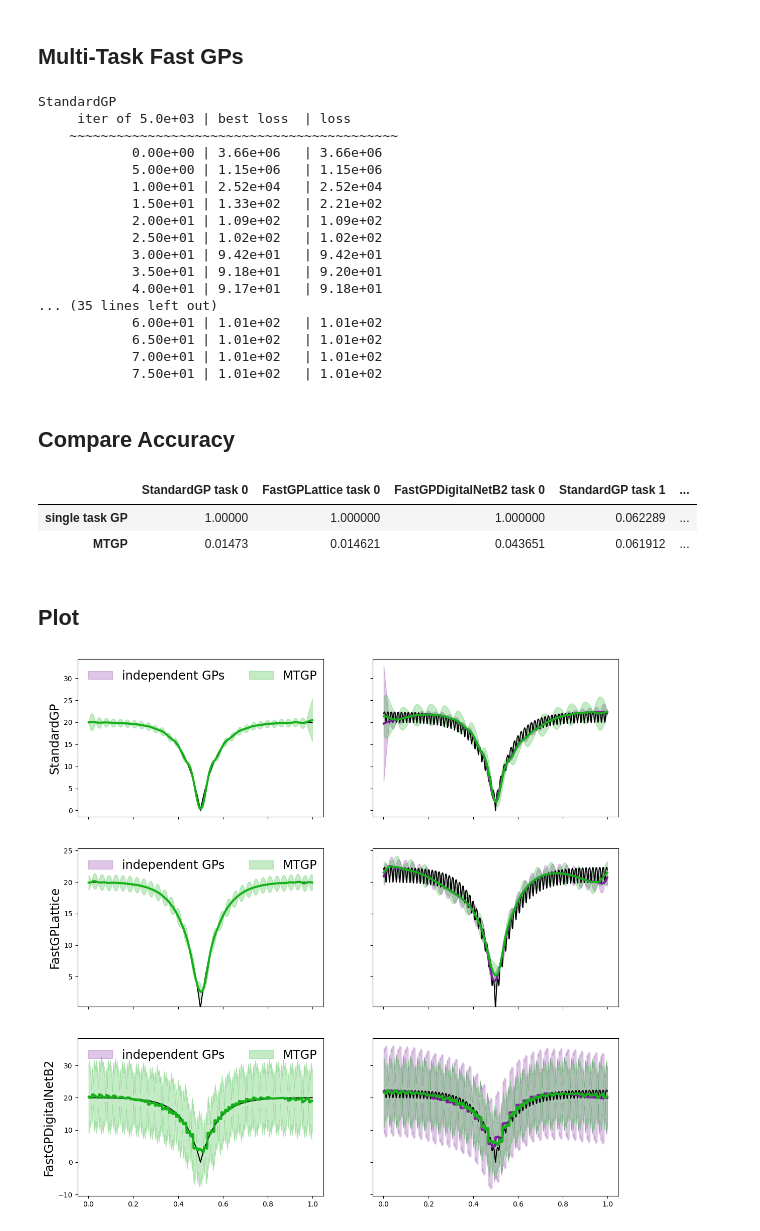
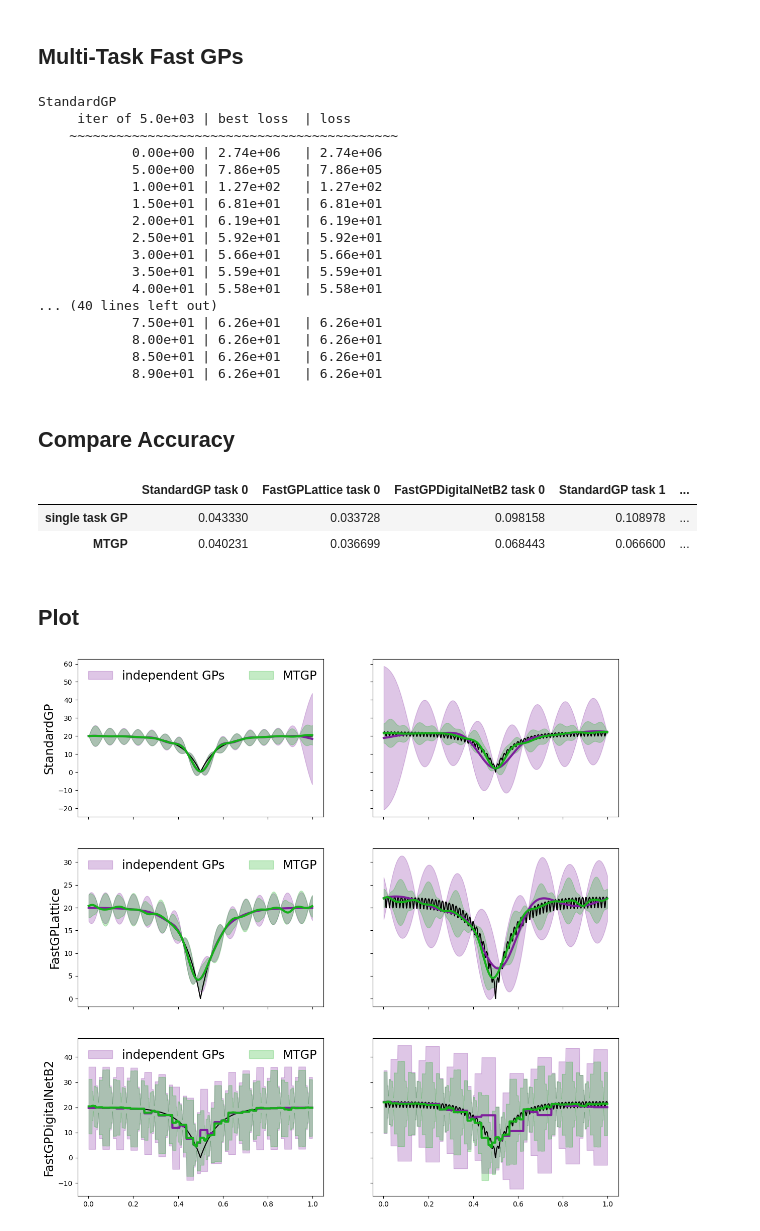
Before and after one commit to alegresor/fastgps, a Jupyter notebook: docs/examples/multitask/compare_1d_gps_plot.ipynb, the cells around one changed output. Saved outputs shown, nothing was run; the diff lists cells and outputs as text; code cells hidden in the pictures.

```diff
--- a/docs/examples/multitask/compare_1d_gps_plot.ipynb
+++ b/docs/examples/multitask/compare_1d_gps_plot.ipynb
@@ -34,8 +33,8 @@ def f_ackley(x, a=20, b=0.2, c=2*np.pi, scaling=32.768):
 fs = [lambda x: f_ackley(x,c=0), lambda x: f_ackley(x)]
 num_tasks = len(fs)
 ns = [
-    torch.tensor([0,2**5],device=device),
-    torch.tensor([2**5,2**4],device=device),
+    torch.tensor([2**4,2**3],device=device),
+    torch.tensor([2**4,2**3],device=device),
 ]
 # %% [markdown]
 ## Parameters
@@ -130,52 +129,53 @@ for i in range(ngptypes):
 StandardGP
      iter of 5.0e+03 | best loss  | loss
     ~~~~~~~~~~~~~~~~~~~~~~~~~~~~~~~~~~~~~~~~~~
-            0.00e+00 | 3.66e+06   | 3.66e+06
-            5.00e+00 | 1.15e+06   | 1.15e+06
-            1.00e+01 | 2.52e+04   | 2.52e+04
-            1.50e+01 | 1.33e+02   | 2.21e+02
-            2.00e+01 | 1.09e+02   | 1.09e+02
-            2.50e+01 | 1.02e+02   | 1.02e+02
-            3.00e+01 | 9.42e+01   | 9.42e+01
-            3.50e+01 | 9.18e+01   | 9.20e+01
-            4.00e+01 | 9.17e+01   | 9.18e+01
-... (35 lines left out)
-            6.00e+01 | 1.01e+02   | 1.01e+02
-            6.50e+01 | 1.01e+02   | 1.01e+02
-            7.00e+01 | 1.01e+02   | 1.01e+02
-            7.50e+01 | 1.01e+02   | 1.01e+02
+            0.00e+00 | 2.74e+06   | 2.74e+06
+            5.00e+00 | 7.86e+05   | 7.86e+05
+            1.00e+01 | 1.27e+02   | 1.27e+02
+            1.50e+01 | 6.81e+01   | 6.81e+01
+            2.00e+01 | 6.19e+01   | 6.19e+01
+            2.50e+01 | 5.92e+01   | 5.92e+01
+            3.00e+01 | 5.66e+01   | 5.66e+01
+            3.50e+01 | 5.59e+01   | 5.59e+01
+            4.00e+01 | 5.58e+01   | 5.58e+01
+... (40 lines left out)
+            7.50e+01 | 6.26e+01   | 6.26e+01
+            8.00e+01 | 6.26e+01   | 6.26e+01
+            8.50e+01 | 6.26e+01   | 6.26e+01
+            8.90e+01 | 6.26e+01   | 6.26e+01
 # %% [markdown]
 ## Compare Accuracy
 # %%
 pd.DataFrame({gpnames[i]+" task %d"%j: [l2rerrors[i,j].item(),l2rerrors_mt[i,j].item()] for j in range(num_tasks) for i in range(ngptypes)},["single task GP","MTGP"])
 # %% [output]
 |  | StandardGP task 0 | FastGPLattice task 0 | FastGPDigitalNetB2 task 0 | StandardGP task 1 | ... |
-| single task GP | 1.00000 | 1.000000 | 1.000000 | 0.062289 | ... |
-| MTGP | 0.01473 | 0.014621 | 0.043651 | 0.061912 | ... |
+| single task GP | 0.043330 | 0.033728 | 0.098158 | 0.108978 | ... |
+| MTGP | 0.040231 | 0.036699 | 0.068443 | 0.066600 | ... |
 # %% [markdown]
 ## Plot
 # %%
 fig,ax = pyplot.subplots(nrows=ngptypes,ncols=num_tasks,figsize=(WIDTH,WIDTH/num_tasks*ngptypes/1.5),sharex=True,sharey="row")
 ax = ax.reshape((ngptypes,num_tasks))
+ALPHA = 0.25
 for i in range(ngptypes):
     for l in range(num_tasks):
         ax[i,l].plot(xticks[:,0].cpu(),yticks[l].cpu(),color="k",linewidth=LINEWIDTH/2)
     pltmin = np.nanmin([ci_lows[i][l].min() for l in range(num_tasks)]+[ci_lows_mt[i].min()])
     pltmax = np.nanmax([ci_highs[i][l].max() for l in range(num_tasks)]+[ci_highs_mt[i].max()])
     ax[i,0].set_ylim([pltmin-.05*(pltmax-pltmin),pltmax+.05*(pltmax-pltmin)])
     ax[i,0].set_ylabel(gpnames[i],fontsize="xx-large")
 fig.savefig("./mtgps0.1d.pdf",bbox_inches="tight")
 for i in range(ngptypes):
     for l in range(num_tasks):
         ax[i,l].plot(xticks[:,0].cpu(),pmeans[i][l].cpu(),color=colors[0],linewidth=LINEWIDTH)
-        ax[i,l].fill_between(xticks[:,0].cpu(),ci_lows[i][l].cpu(),ci_highs[i][l].cpu(),color=colors[0],alpha=_alpha,label="independent GPs")
+        ax[i,l].fill_between(xticks[:,0].cpu(),ci_lows[i][l].cpu(),ci_highs[i][l].cpu(),color=colors[0],alpha=ALPHA,label="independent GPs")
     ax[i,0].legend(frameon=False,loc="upper left",ncols=2,fontsize="xx-large")
 fig.savefig("./mtgps1.1d.pdf",bbox_inches="tight")
 for i in range(ngptypes):
     for l in range(num_tasks):
         ax[i,l].plot(xticks[:,0].cpu(),pmeans_mt[i][l].cpu(),color=colors[1],linewidth=LINEWIDTH)
-        ax[i,l].fill_between(xticks[:,0].cpu(),ci_lows_mt[i][l].cpu(),ci_highs_mt[i][l].cpu(),color=colors[1],alpha=_alpha,label="MTGP")
+        ax[i,l].fill_between(xticks[:,0].cpu(),ci_lows_mt[i][l].cpu(),ci_highs_mt[i][l].cpu(),color=colors[1],alpha=ALPHA,label="MTGP")
     ax[i,0].legend(frameon=False,loc="upper left",ncols=2,fontsize="xx-large")
 fig.savefig("./mtgps2.1d.pdf",bbox_inches="tight")
 # %% [output]
-[figure, old version]
+[figure, new version]
```
Also changed, not shown: parts of 2 cells of this notebook, 2 other files.
